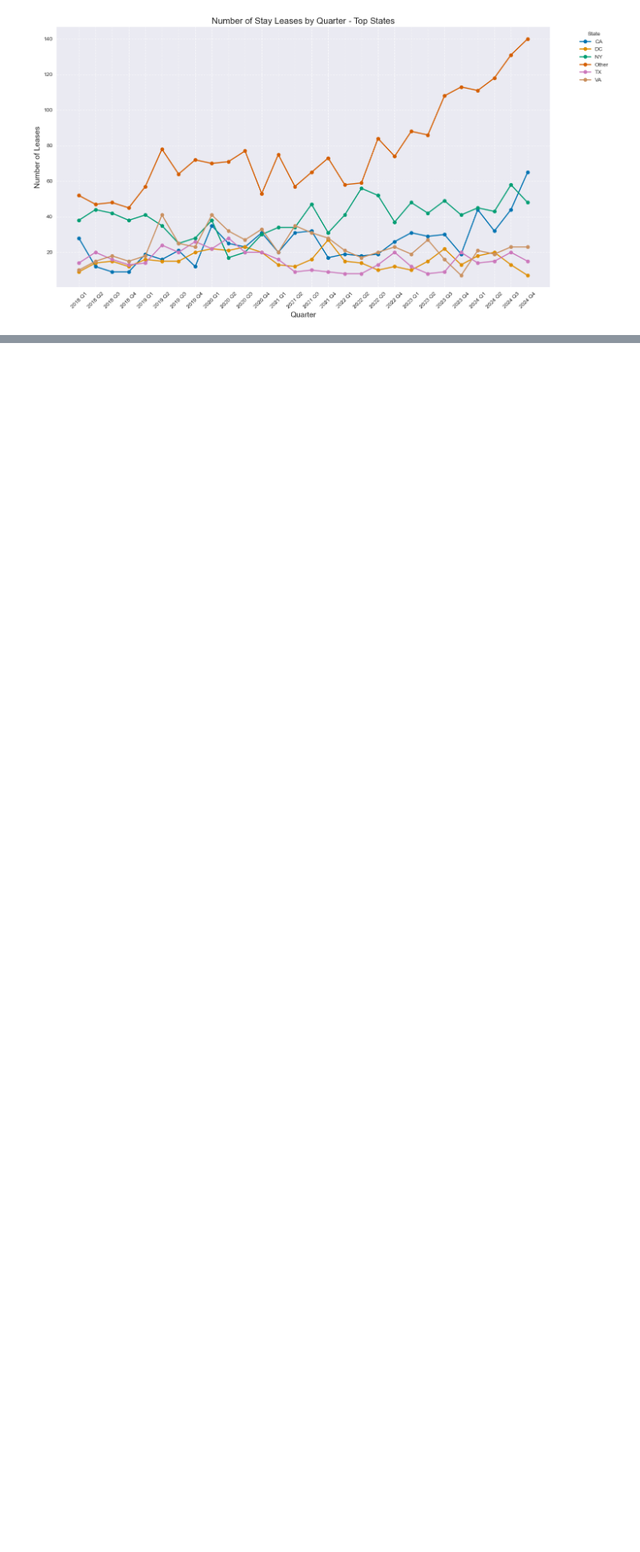
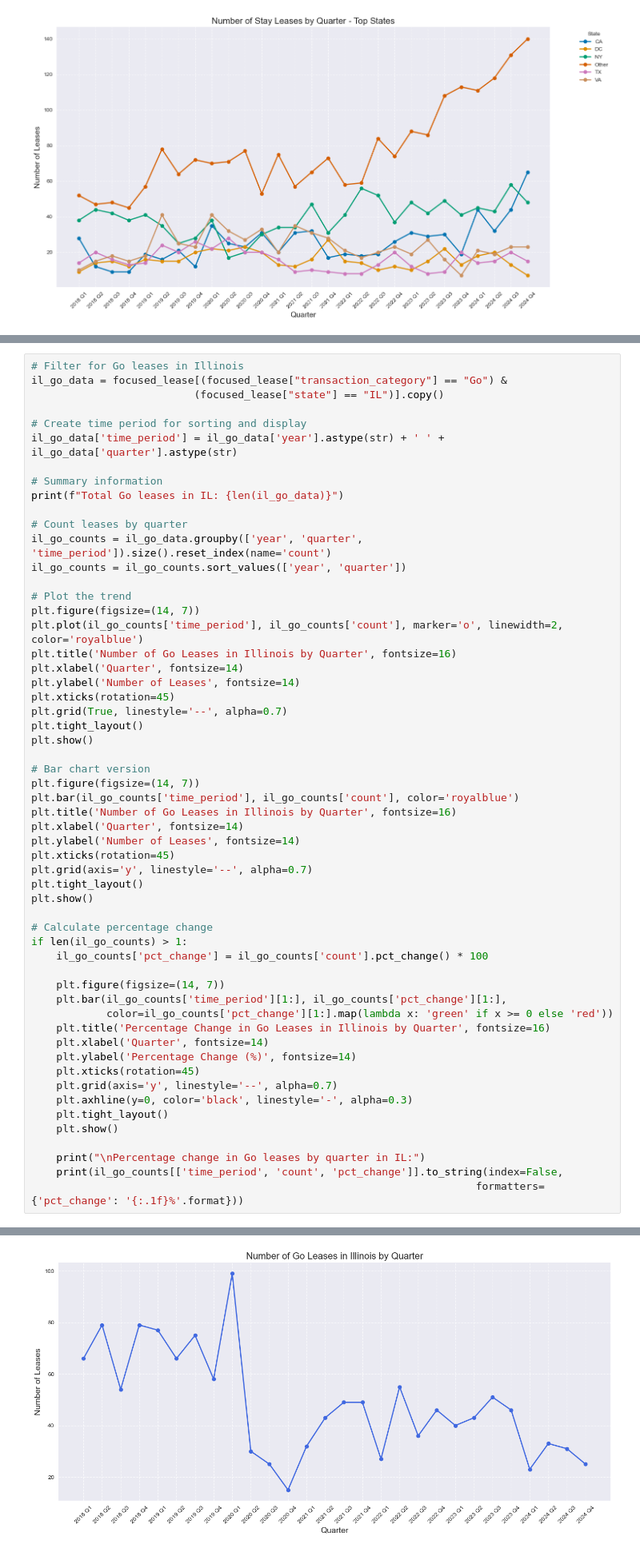
Before and after one commit to GlenFilson/ASADatafest25, a Jupyter notebook: Notebooks/stayOrGo.ipynb, the cells around one changed output, grey strips where cells are left out. Shown at 80% size. Drawn from its saved outputs; the diff is of its cells as text; blank space fills up the shorter version.

```diff
--- a/Notebooks/stayOrGo.ipynb
+++ b/Notebooks/stayOrGo.ipynb
@@ -240,0 +326,57 @@ Name: count, dtype: int64
+# %%
+# Filter for Go leases in Illinois
+il_go_data = focused_lease[(focused_lease["transaction_category"] == "Go") &
+                          (focused_lease["state"] == "IL")].copy()
+
+# Create time period for sorting and display
+il_go_data['time_period'] = il_go_data['year'].astype(str) + ' ' + il_go_data['quarter'].astype(str)
+
+# Summary information
+print(f"Total Go leases in IL: {len(il_go_data)}")
+
+# Count leases by quarter
+il_go_counts = il_go_data.groupby(['year', 'quarter', 'time_period']).size().reset_index(name='count')
+il_go_counts = il_go_counts.sort_values(['year', 'quarter'])
+
+# Plot the trend
+plt.figure(figsize=(14, 7))
+plt.plot(il_go_counts['time_period'], il_go_counts['count'], marker='o', linewidth=2, color='royalblue')
+plt.title('Number of Go Leases in Illinois by Quarter', fontsize=16)
+plt.xlabel('Quarter', fontsize=14)
+plt.ylabel('Number of Leases', fontsize=14)
+plt.xticks(rotation=45)
+plt.grid(True, linestyle='--', alpha=0.7)
+plt.tight_layout()
+plt.show()
+
+# Bar chart version
+plt.figure(figsize=(14, 7))
+plt.bar(il_go_counts['time_period'], il_go_counts['count'], color='royalblue')
+plt.title('Number of Go Leases in Illinois by Quarter', fontsize=16)
+plt.xlabel('Quarter', fontsize=14)
+plt.ylabel('Number of Leases', fontsize=14)
+plt.xticks(rotation=45)
+plt.grid(axis='y', linestyle='--', alpha=0.7)
+plt.tight_layout()
+plt.show()
+
+# Calculate percentage change
+if len(il_go_counts) > 1:
+    il_go_counts['pct_change'] = il_go_counts['count'].pct_change() * 100
+
+    plt.figure(figsize=(14, 7))
+    plt.bar(il_go_counts['time_period'][1:], il_go_counts['pct_change'][1:],
+            color=il_go_counts['pct_change'][1:].map(lambda x: 'green' if x >= 0 else 'red'))
+    plt.title('Percentage Change in Go Leases in Illinois by Quarter', fontsize=16)
+    plt.xlabel('Quarter', fontsize=14)
+    plt.ylabel('Percentage Change (%)', fontsize=14)
+    plt.xticks(rotation=45)
+    plt.grid(axis='y', linestyle='--', alpha=0.7)
+    plt.axhline(y=0, color='black', linestyle='-', alpha=0.3)
+    plt.tight_layout()
+    plt.show()
+
+    print("\nPercentage change in Go leases by quarter in IL:")
+    print(il_go_counts[['time_period', 'count', 'pct_change']].to_string(index=False,
+                                                                       formatters={'pct_change': '{:.1f}%'.format}))
+# %% [output]
@@ -240,0 +384 @@ Name: count, dtype: int64
+[figure, added]
```
Also changed, not shown: parts of 2 cells of this notebook, 4 other files.
